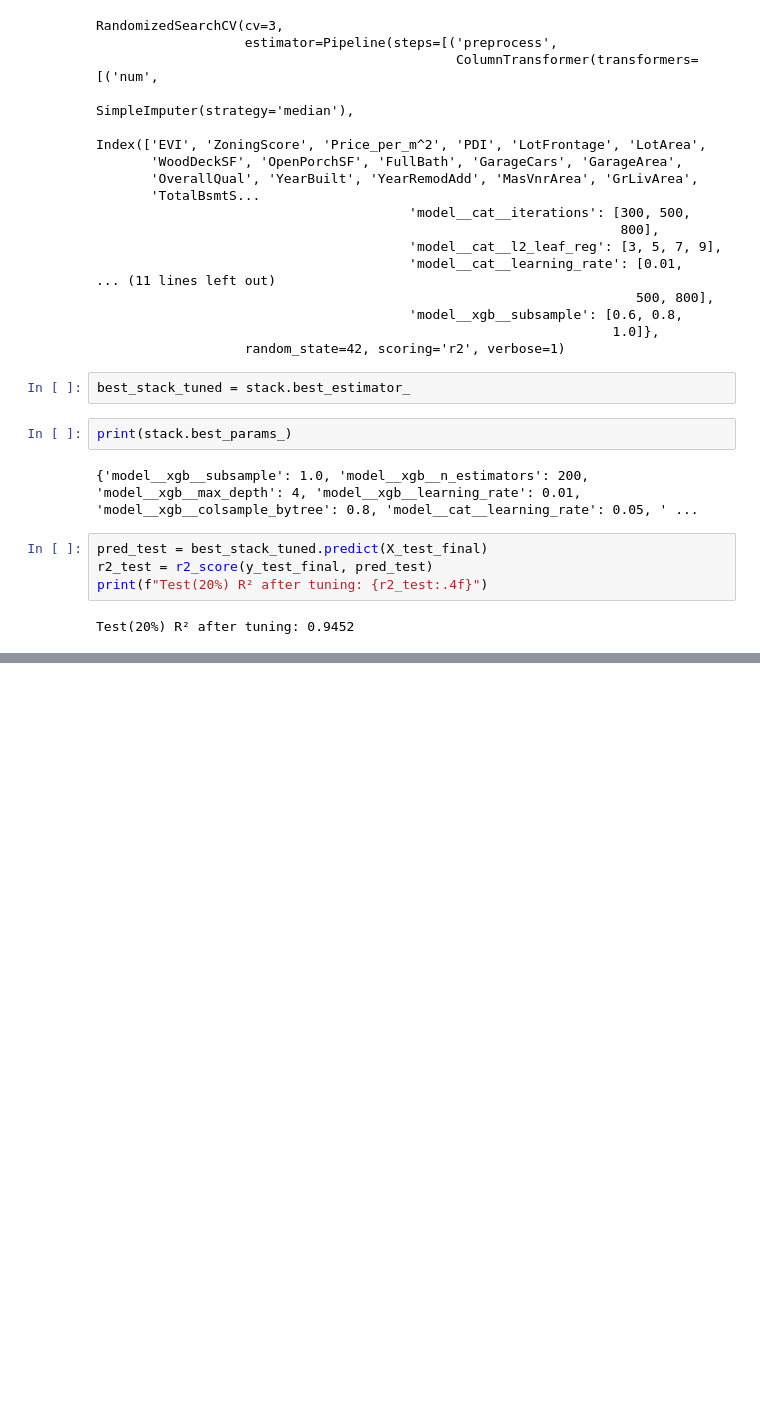
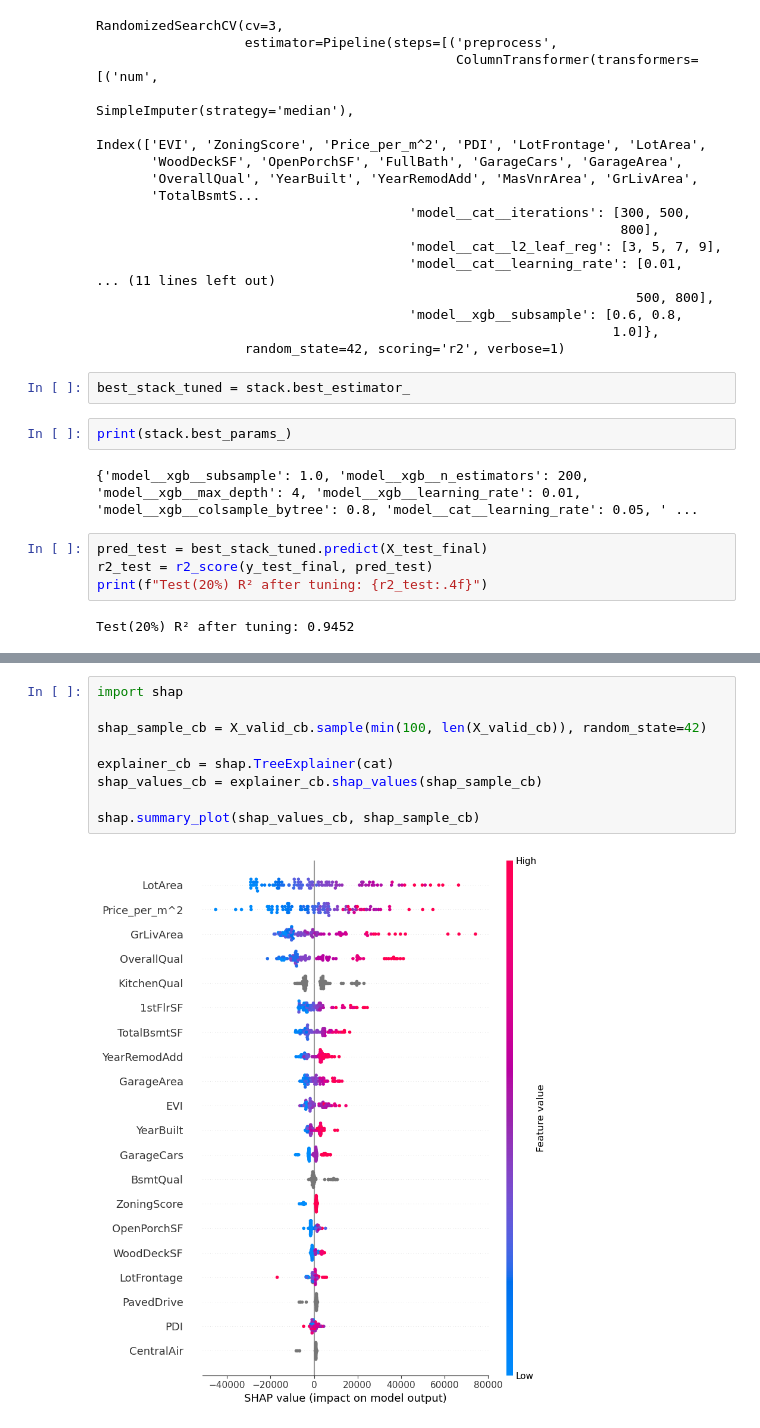
Before and after one commit to OctaMarina/house-price-prediction-integra, a Jupyter notebook: notebooks/regression_models_full_dataset_frunza_roxana.ipynb, the cells around one changed output, grey strips where cells are left out. Cells and saved outputs as stored; diff of their text form; blank space fills up the shorter version.

```diff
--- a/notebooks/regression_models_full_dataset_frunza_roxana.ipynb
+++ b/notebooks/regression_models_full_dataset_frunza_roxana.ipynb
@@ -1263,0 +1331,11 @@ Test(20%) R² after tuning: 0.9452
+# %%
+import shap
+
+shap_sample_cb = X_valid_cb.sample(min(100, len(X_valid_cb)), random_state=42)
+
+explainer_cb = shap.TreeExplainer(cat)
+shap_values_cb = explainer_cb.shap_values(shap_sample_cb)
+
+shap.summary_plot(shap_values_cb, shap_sample_cb)
+# %% [output]
+[figure, added]
```
Also changed, not shown: parts of 13 cells of this notebook.
